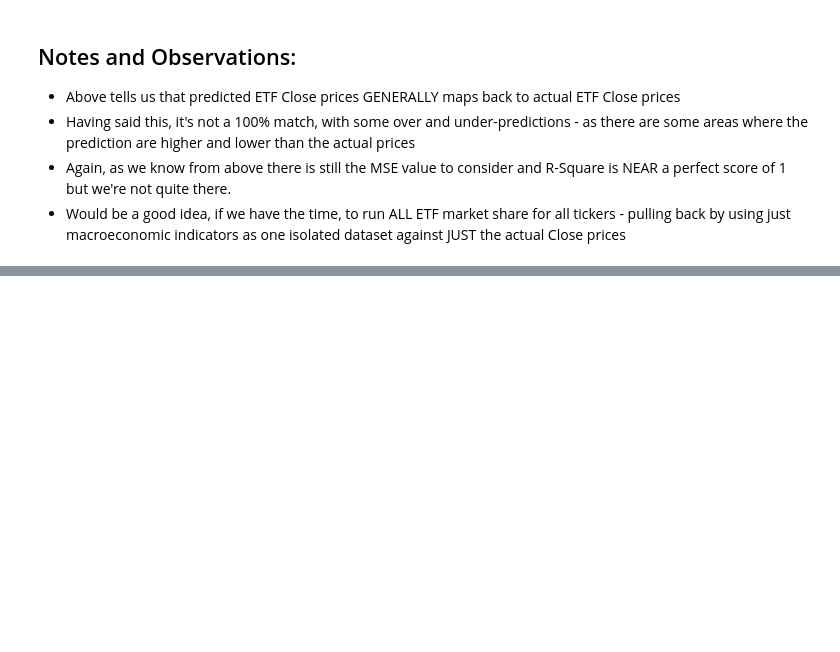
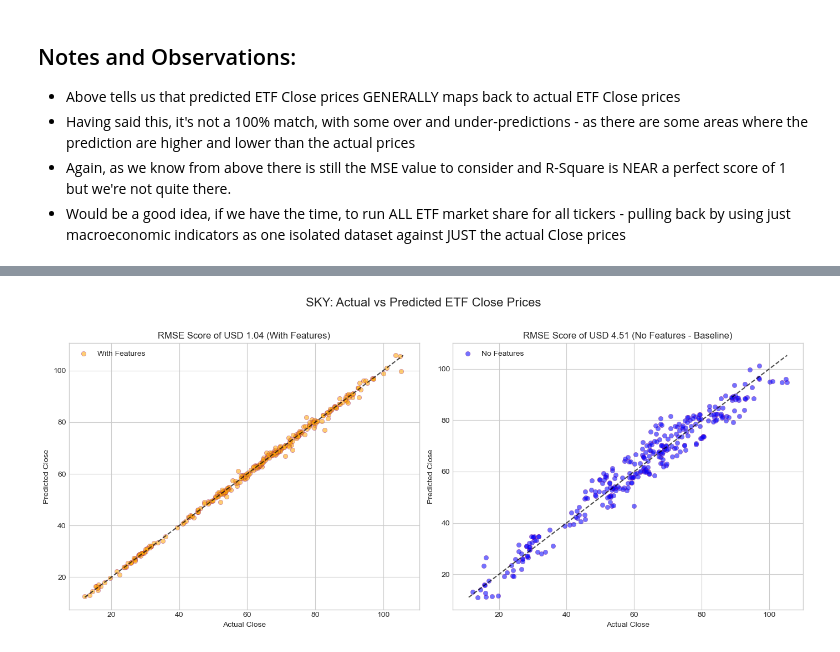
Before and after one commit to tishsrisasi/etf-close-price, a Jupyter notebook: jupyter_notebooks/2_etf_price_predictions_linear_regression.ipynb, the cells around one changed output, grey strips where cells are left out. Saved outputs shown, nothing was run; the diff lists cells and outputs as text; code cells hidden in the pictures; blank space fills up the shorter version.

```diff
--- a/jupyter_notebooks/2_etf_price_predictions_linear_regression.ipynb
+++ b/jupyter_notebooks/2_etf_price_predictions_linear_regression.ipynb
@@ -463,0 +483,10 @@ plt.show()
+# %%
+# Train the regression models again on the scaled data
+
+#model 1 - no features
+lr_model_no_feat = LinearRegression()                                                                    #initialize linear regression model for no feature dataset
+lr_model_no_feat.fit(X_train_scaled_no_feat, y_train_no_feat)                                            #fitting the model to the training data
+
+#model 2 - with features
+lr_model_feat = LinearRegression()                                                                       #initialize linear regression model for featured dataset
+lr_model_feat.fit(X_train_scaled_feat, y_train_feat)                                                     #fitting the model to the training data
@@ -463,0 +495,10 @@ plt.show()
+# %%
+#model 1 - no features
+y_pred_no_feat = lr_model_no_feat.predict(X_test_scaled_no_feat)
+rmse_no_feat = np.sqrt(np.mean((y_test_no_feat - y_pred_no_feat)**2))
+print(f"Linear Regression RMSE (no features): USD {rmse_no_feat:.2f}")
+
+#model 2 - with features
+y_pred_feat = lr_model_feat.predict(X_test_scaled_feat)
+rmse_feat = np.sqrt(np.mean((y_test_feat - y_pred_feat)**2))
+print(f"Linear Regression RMSE (with features): USD {rmse_feat:.2f}")
@@ -463,0 +518,66 @@ plt.show()
+# %%
+fig, (ax1, ax2) = plt.subplots(1, 2, figsize=(14, 6))                           # Code comments as per earlier scatter plots
+
+# Featured model (your orange code)
+ax1.scatter(
+    y_test_feat,
+    y_pred_feat,
+    alpha=0.55,
+    color="orange",
+    edgecolors="purple",
+    linewidths=0.4,
+    marker="o",
+    label="With Features"
+)
+
+# Line of best fit
+min_val1 = min(y_test_feat.min(),
+                y_pred_feat.min())
+max_val1 = max(y_test_feat.max(),
+               y_pred_feat.max())
+ax1.plot([min_val1,
+          max_val1],
+          [min_val1,
+           max_val1],
+           "k--",
+           alpha=0.7)
+ax1.set_xlabel("Actual Close")
+ax1.set_ylabel("Predicted Close")
+ax1.set_title("RMSE Score of USD {rmse_feat:.2f} (With Features)".format(rmse_feat=rmse_feat))
+ax1.legend()
+
+# No features baseline (blue/purple)
+ax2.scatter(
+    y_test_no_feat,
+    y_pred_no_feat,
+    alpha=0.55,
+    color="blue",
+    edgecolors="purple",
+    linewidths=0.4,
+    marker="o",
+    label="No Features"
+)
+
+# Line of best fit
+min_val2 = min(y_test_no_feat.min(),
+                y_pred_no_feat.min())
+max_val2 = max(y_test_no_feat.max(),
+               y_pred_no_feat.max())
+ax2.plot([min_val2,
+          max_val2],
+          [min_val2,
+           max_val2],
+           "k--",
+           alpha=0.7)
+
+ax2.set_xlabel("Actual Close")
+ax2.set_ylabel("Predicted Close")
+ax2.set_title("RMSE Score of USD {rmse_no_feat:.2f} (No Features - Baseline)".format(rmse_no_feat=rmse_no_feat))
+ax2.legend()
+
+#show plot
+plt.suptitle("{ticker}: Actual vs Predicted ETF Close Prices".format(ticker=Ticker), fontsize=16, y=1.02)
+plt.tight_layout()
+plt.show()
+# %% [output]
+[figure, added]
```
Also changed, not shown: parts of 18 cells of this notebook.
